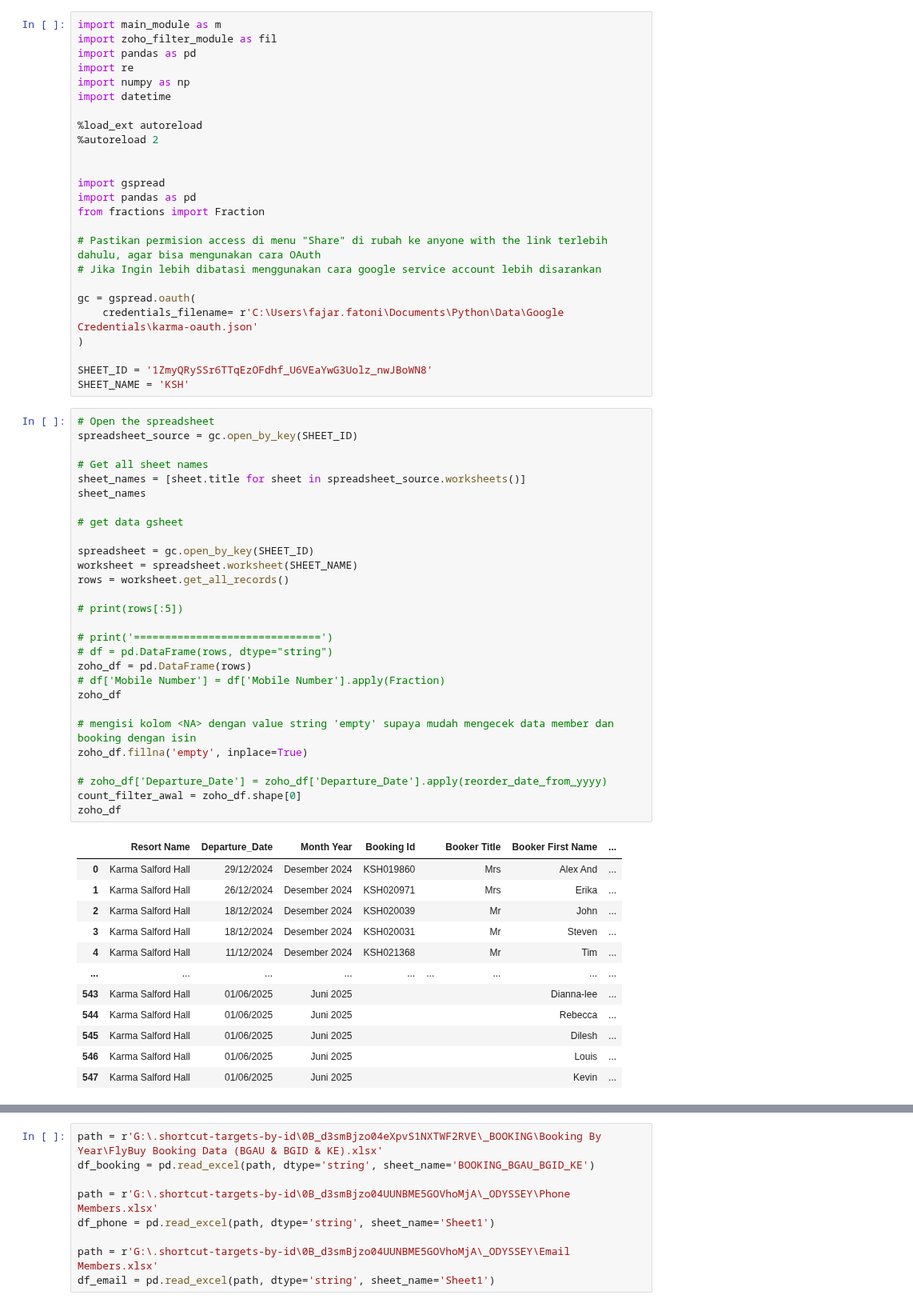
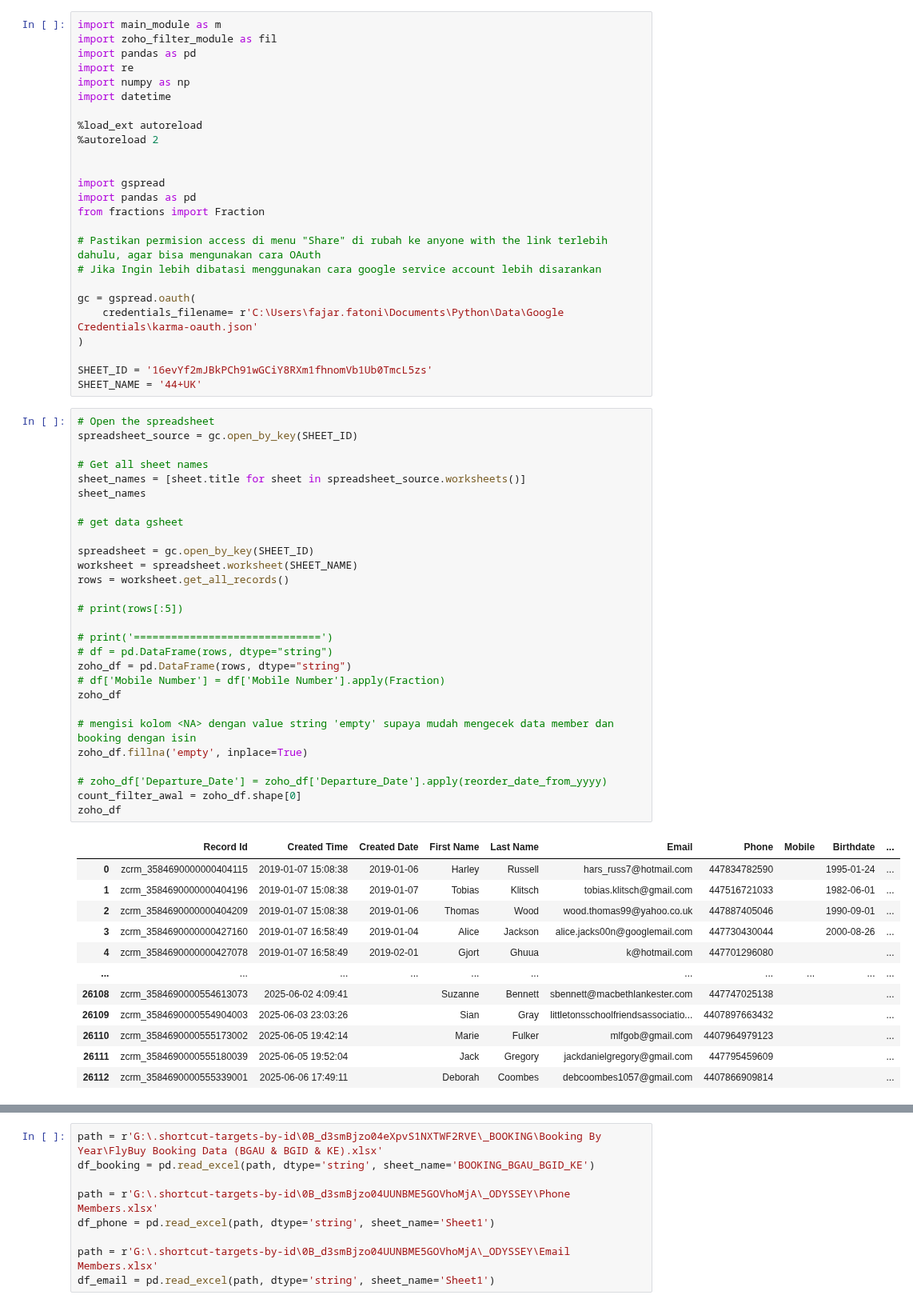
Before and after one commit to fajarfat1195/python.github.io, a Jupyter notebook: zoho_data_app/user_req_gsheet.ipynb, the cells around one changed output, grey strips where cells are left out. Shown at 80% size. Drawn from its saved outputs; the diff is of its cells as text.

```diff
--- a/zoho_data_app/user_req_gsheet.ipynb
+++ b/zoho_data_app/user_req_gsheet.ipynb
@@ -21,46 +21,46 @@ gc = gspread.oauth(
     credentials_filename= r'C:\Users\fajar.fatoni\Documents\Python\Data\Google Credentials\karma-oauth.json'
 )
 
-SHEET_ID = '1ZmyQRySSr6TTqEzOFdhf_U6VEaYwG3Uolz_nwJBoWN8'
-SHEET_NAME = 'KSH'
+SHEET_ID = '16evYf2mJBkPCh91wGCiY8RXm1fhnomVb1Ub0TmcL5zs'
+SHEET_NAME = '44+UK'
 # %%
 # Open the spreadsheet
 spreadsheet_source = gc.open_by_key(SHEET_ID)
 
 # Get all sheet names
 sheet_names = [sheet.title for sheet in spreadsheet_source.worksheets()]
 sheet_names
 
 # get data gsheet
 
 spreadsheet = gc.open_by_key(SHEET_ID)
 worksheet = spreadsheet.worksheet(SHEET_NAME)
 rows = worksheet.get_all_records()
 
 # print(rows[:5])
 
 # print('==============================')
 # df = pd.DataFrame(rows, dtype="string")
-zoho_df = pd.DataFrame(rows)
+zoho_df = pd.DataFrame(rows, dtype="string")
 # df['Mobile Number'] = df['Mobile Number'].apply(Fraction)
 zoho_df
 
 # mengisi kolom <NA> dengan value string 'empty' supaya mudah mengecek data member dan booking dengan isin
 zoho_df.fillna('empty', inplace=True)
 
 # zoho_df['Departure_Date'] = zoho_df['Departure_Date'].apply(reorder_date_from_yyyy)
 count_filter_awal = zoho_df.shape[0]
 zoho_df
 # %% [output]
-|  | Resort Name | Departure_Date | Month Year | Booking Id |  | Booker Title | Booker First Name | ... |
-| 0 | Karma Salford Hall | 29/12/2024 | Desember 2024 | KSH019860 |  | Mrs | Alex And | ... |
-| 1 | Karma Salford Hall | 26/12/2024 | Desember 2024 | KSH020971 |  | Mrs | Erika | ... |
-| 2 | Karma Salford Hall | 18/12/2024 | Desember 2024 | KSH020039 |  | Mr | John | ... |
-| 3 | Karma Salford Hall | 18/12/2024 | Desember 2024 | KSH020031 |  | Mr | Steven | ... |
-| 4 | Karma Salford Hall | 11/12/2024 | Desember 2024 | KSH021368 |  | Mr | Tim | ... |
-| ... | ... | ... | ... | ... | ... | ... | ... | ... |
-| 543 | Karma Salford Hall | 01/06/2025 | Juni 2025 |  |  |  | Dianna-lee | ... |
-| 544 | Karma Salford Hall | 01/06/2025 | Juni 2025 |  |  |  | Rebecca | ... |
-| 545 | Karma Salford Hall | 01/06/2025 | Juni 2025 |  |  |  | Dilesh | ... |
-| 546 | Karma Salford Hall | 01/06/2025 | Juni 2025 |  |  |  | Louis | ... |
-| 547 | Karma Salford Hall | 01/06/2025 | Juni 2025 |  |  |  | Kevin | ... |
+|  | Record Id | Created Time | Created Date | First Name | Last Name | Email | Phone | Mobile | Birthdate | ... |
+| 0 | zcrm_3584690000000404115 | 2019-01-07 15:08:38 | 2019-01-06 | Harley | Russell | hars_russ7@hotmail.com | 447834782590 |  | 1995-01-24 | ... |
+| 1 | zcrm_3584690000000404196 | 2019-01-07 15:08:38 | 2019-01-07 | Tobias | Klitsch | tobias.klitsch@gmail.com | 447516721033 |  | 1982-06-01 | ... |
+| 2 | zcrm_3584690000000404209 | 2019-01-07 15:08:38 | 2019-01-06 | Thomas | Wood | wood.thomas99@yahoo.co.uk | 447887405046 |  | 1990-09-01 | ... |
+| 3 | zcrm_3584690000000427160 | 2019-01-07 16:58:49 | 2019-01-04 | Alice | Jackson | alice.jacks00n@googlemail.com | 447730430044 |  | 2000-08-26 | ... |
+| 4 | zcrm_3584690000000427078 | 2019-01-07 16:58:49 | 2019-02-01 | Gjort | Ghuua | k@hotmail.com | 447701296080 |  |  | ... |
+| ... | ... | ... | ... | ... | ... | ... | ... | ... | ... | ... |
+| 26108 | zcrm_3584690000554613073 | 2025-06-02 4:09:41 |  | Suzanne | Bennett | sbennett@macbethlankester.com | 447747025138 |  |  | ... |
+| 26109 | zcrm_3584690000554904003 | 2025-06-03 23:03:26 |  | Sian | Gray | littletonsschoolfriendsassociatio... | 4407897663432 |  |  | ... |
+| 26110 | zcrm_3584690000555173002 | 2025-06-05 19:42:14 |  | Marie | Fulker | mlfgob@gmail.com | 4407964979123 |  |  | ... |
+| 26111 | zcrm_3584690000555180039 | 2025-06-05 19:52:04 |  | Jack | Gregory | jackdanielgregory@gmail.com | 447795459609 |  |  | ... |
+| 26112 | zcrm_3584690000555339001 | 2025-06-06 17:49:11 |  | Deborah | Coombes | debcoombes1057@gmail.com | 4407866909814 |  |  | ... |
```
Also changed, not shown: parts of 14 cells of this notebook, 9 other files.
